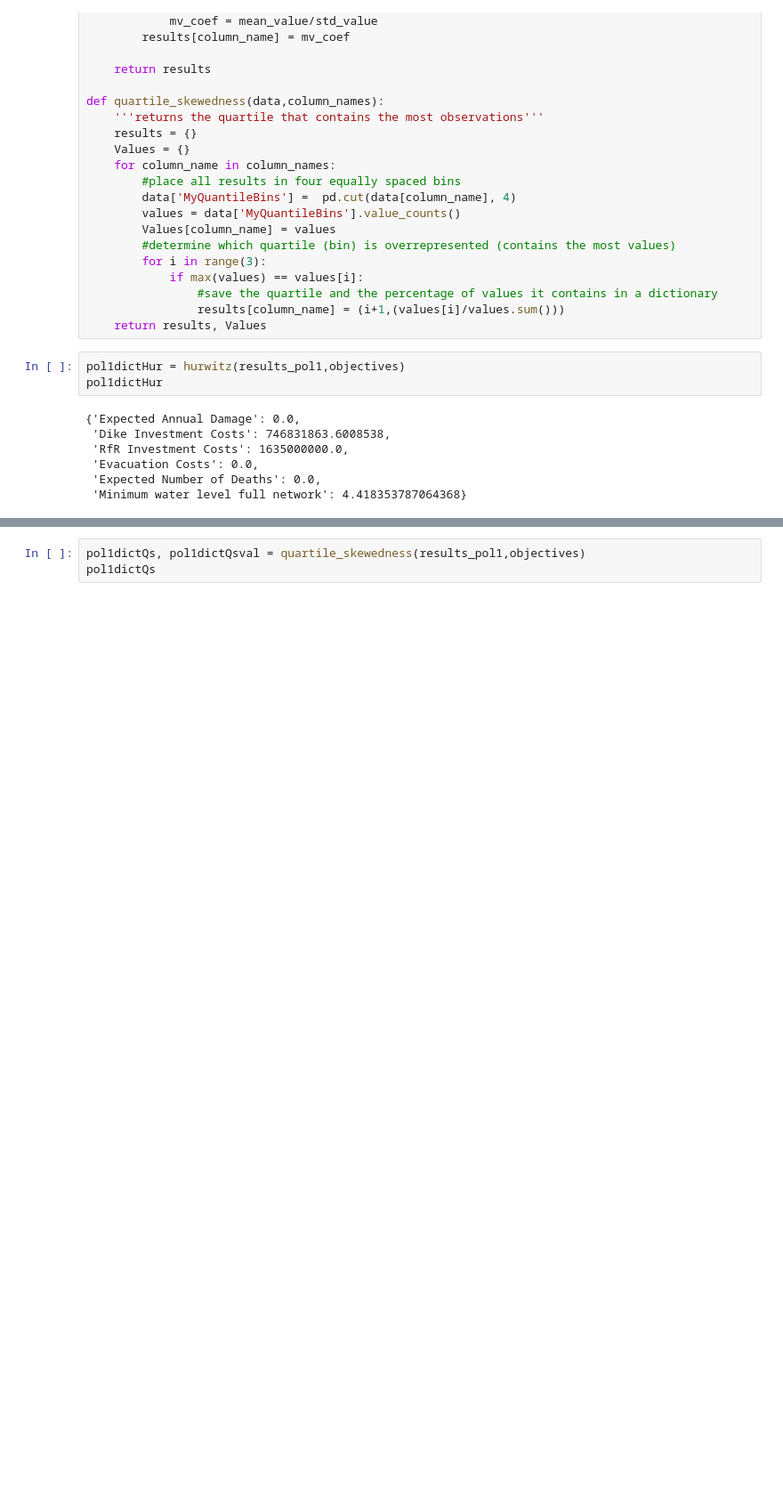
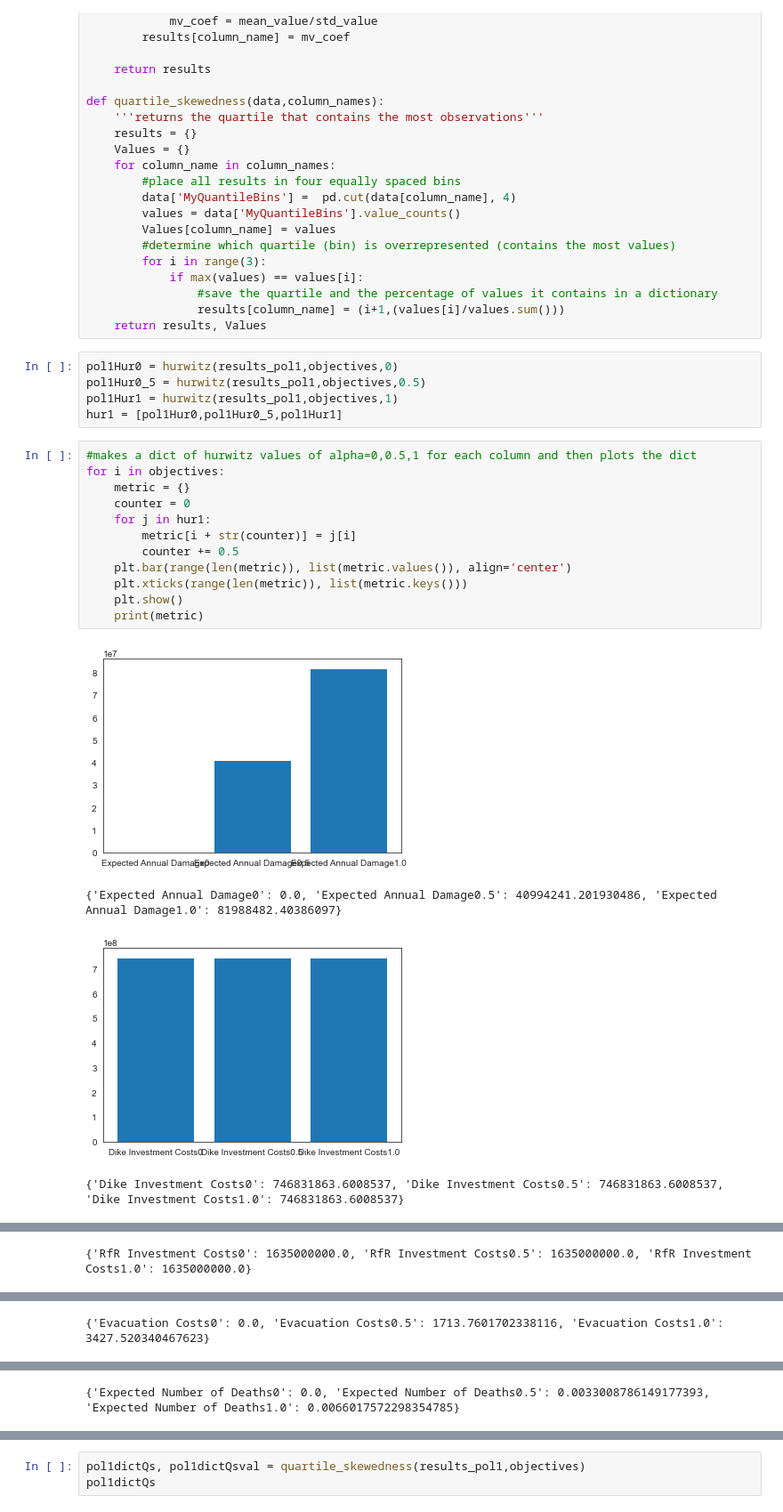
Before and after one commit to floristevito/EPA1361, a Jupyter notebook: lab_sessions/final assignment/Results_visualisation.ipynb, the cells around one changed output, grey strips where cells are left out. Shown at 89% size. Cells and saved outputs as stored; diff of their text form; blank space fills up the shorter version.

```diff
--- a/lab_sessions/final assignment/Results_visualisation.ipynb
+++ b/lab_sessions/final assignment/Results_visualisation.ipynb
@@ -84,13 +84,25 @@ def quartile_skewedness(data,column_names):
                 #save the quartile and the percentage of values it contains in a dictionary
                 results[column_name] = (i+1,(values[i]/values.sum()))
     return results, Values
-# %%
-pol1dictHur = hurwitz(results_pol1,objectives)
-pol1dictHur
-# %% [output]
-{'Expected Annual Damage': 0.0,
- 'Dike Investment Costs': 746831863.6008538,
- 'RfR Investment Costs': 1635000000.0,
- 'Evacuation Costs': 0.0,
- 'Expected Number of Deaths': 0.0,
- 'Minimum water level full network': 4.418353787064368}
+# %%
+pol1Hur0 = hurwitz(results_pol1,objectives,0)
+pol1Hur0_5 = hurwitz(results_pol1,objectives,0.5)
+pol1Hur1 = hurwitz(results_pol1,objectives,1)
+hur1 = [pol1Hur0,pol1Hur0_5,pol1Hur1]
+# %%
+#makes a dict of hurwitz values of alpha=0,0.5,1 for each column and then plots the dict
+for i in objectives:
+    metric = {}
+    counter = 0
+    for j in hur1:
+        metric[i + str(counter)] = j[i]
+        counter += 0.5
+    plt.bar(range(len(metric)), list(metric.values()), align='center')
+    plt.xticks(range(len(metric)), list(metric.keys()))
+    plt.show()
+    print(metric)
+# %% [output]
+[figure, added]
+{'Expected Annual Damage0': 0.0, 'Expected Annual Damage0.5': 40994241.201930486, 'Expected Annual Damage1.0': 81988482.40386097}
+[figure, added]
+{'Dike Investment Costs0': 746831863.6008537, 'Dike Investment Costs0.5': 746831863.6008537, 'Dike Investment Costs1.0': 746831863.6008537}
@@ -96,0 +110 @@ pol1dictHur
+{'RfR Investment Costs0': 1635000000.0, 'RfR Investment Costs0.5': 1635000000.0, 'RfR Investment Costs1.0': 1635000000.0}
@@ -96,0 +112 @@ pol1dictHur
+{'Evacuation Costs0': 0.0, 'Evacuation Costs0.5': 1713.7601702338116, 'Evacuation Costs1.0': 3427.520340467623}
@@ -96,0 +114 @@ pol1dictHur
+{'Expected Number of Deaths0': 0.0, 'Expected Number of Deaths0.5': 0.0033008786149177393, 'Expected Number of Deaths1.0': 0.0066017572298354785}
```
Also changed, not shown: parts of 5 cells of this notebook.
